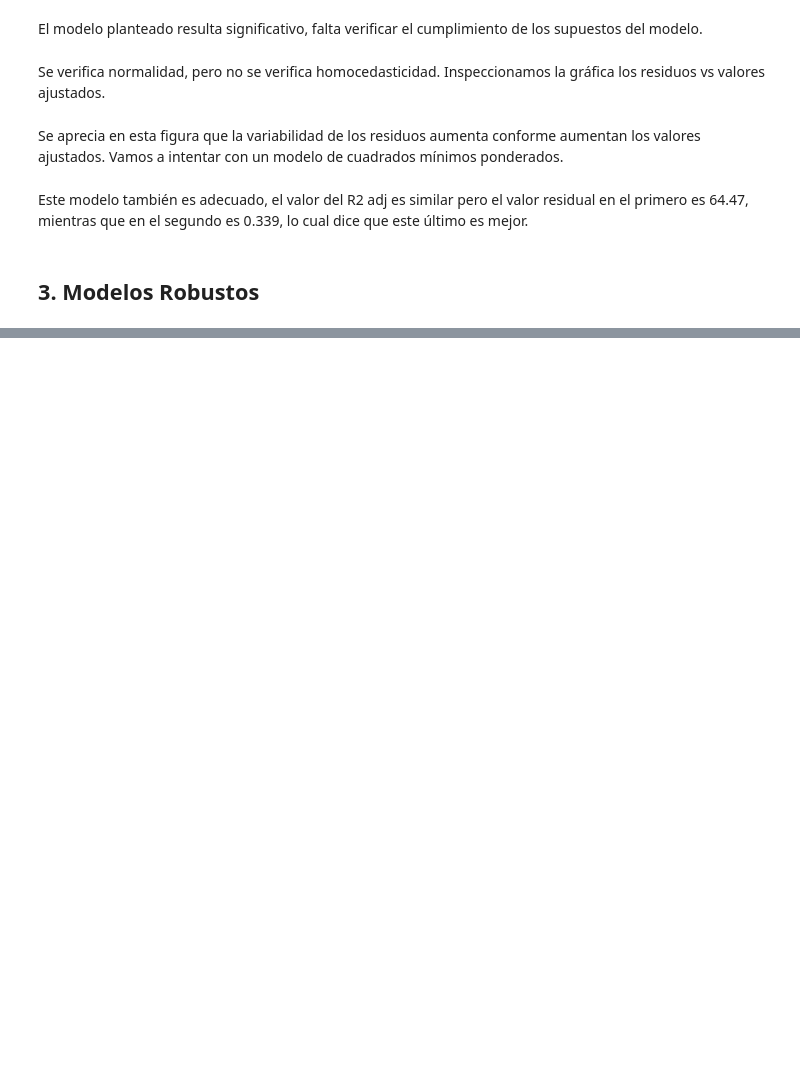
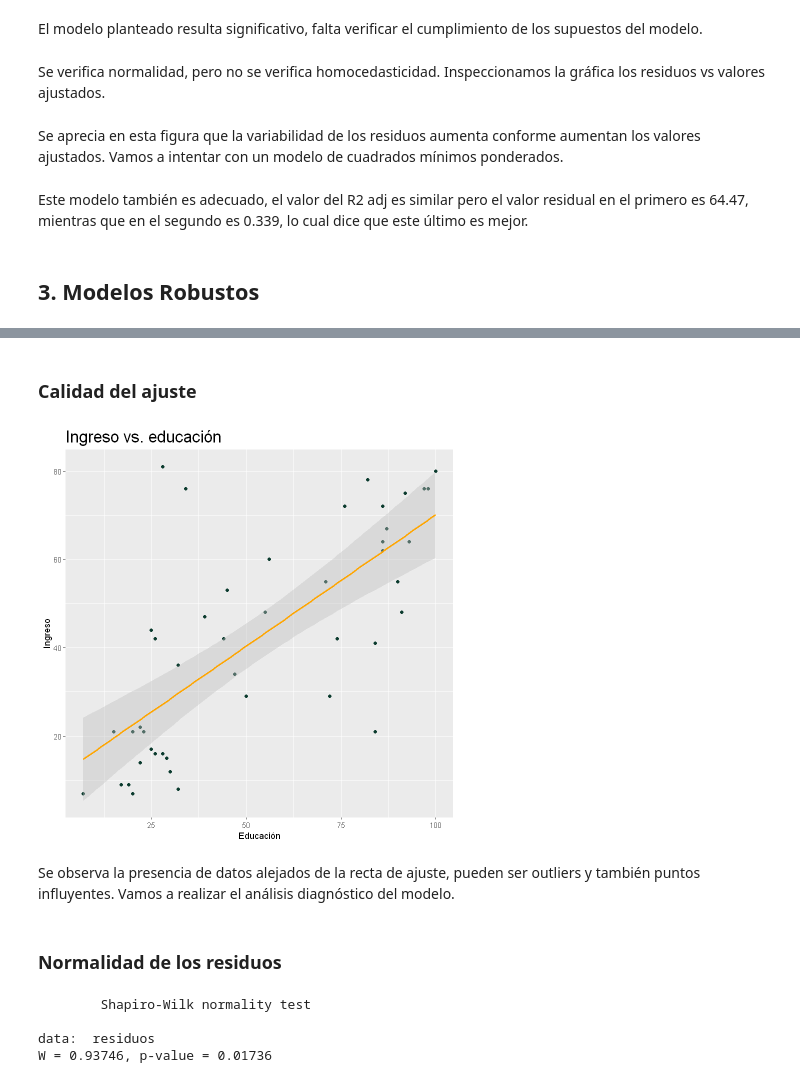
Before and after one commit to ferdcoz/mcd-reg-adv, a Jupyter notebook: 0_Teoria/RA_T_C2.ipynb, the cells around one changed output, grey strips where cells are left out. Drawn from its saved outputs; the diff is of its cells as text; code cells hidden in the pictures; blank space fills up the shorter version.

```diff
--- a/0_Teoria/RA_T_C2.ipynb
+++ b/0_Teoria/RA_T_C2.ipynb
@@ -553,0 +608,22 @@ Este modelo también es adecuado, el valor del R2 adj es similar pero el valor r
+# %% [markdown]
+### Calidad del ajuste
+# %%
+ggplot( Duncan, aes( x = education, y = income ) )+
+    geom_point( col="#0B3B2E" ) +
+    geom_smooth( method=lm, formula=y~x, se=TRUE, level=0.95, col="orange", fill="gray") +
+    labs(x = "Educación", y = "Ingreso", title = "Ingreso vs. educación") +
+    theme(plot.title = element_text(size = 20))
+# %% [output]
+[figure, added]
+# %% [markdown]
+Se observa la presencia de datos alejados de la recta de ajuste, pueden ser outliers y también puntos influyentes. Vamos a realizar el análisis diagnóstico del modelo.
+# %% [markdown]
+### Normalidad de los residuos
+# %%
+residuos <- duncan_lm$residuals
+shapiro.test( residuos )
+# %% [output]
+        Shapiro-Wilk normality test
+
+data:  residuos
+W = 0.93746, p-value = 0.01736
```
Also changed, not shown: parts of 35 cells of this notebook.
